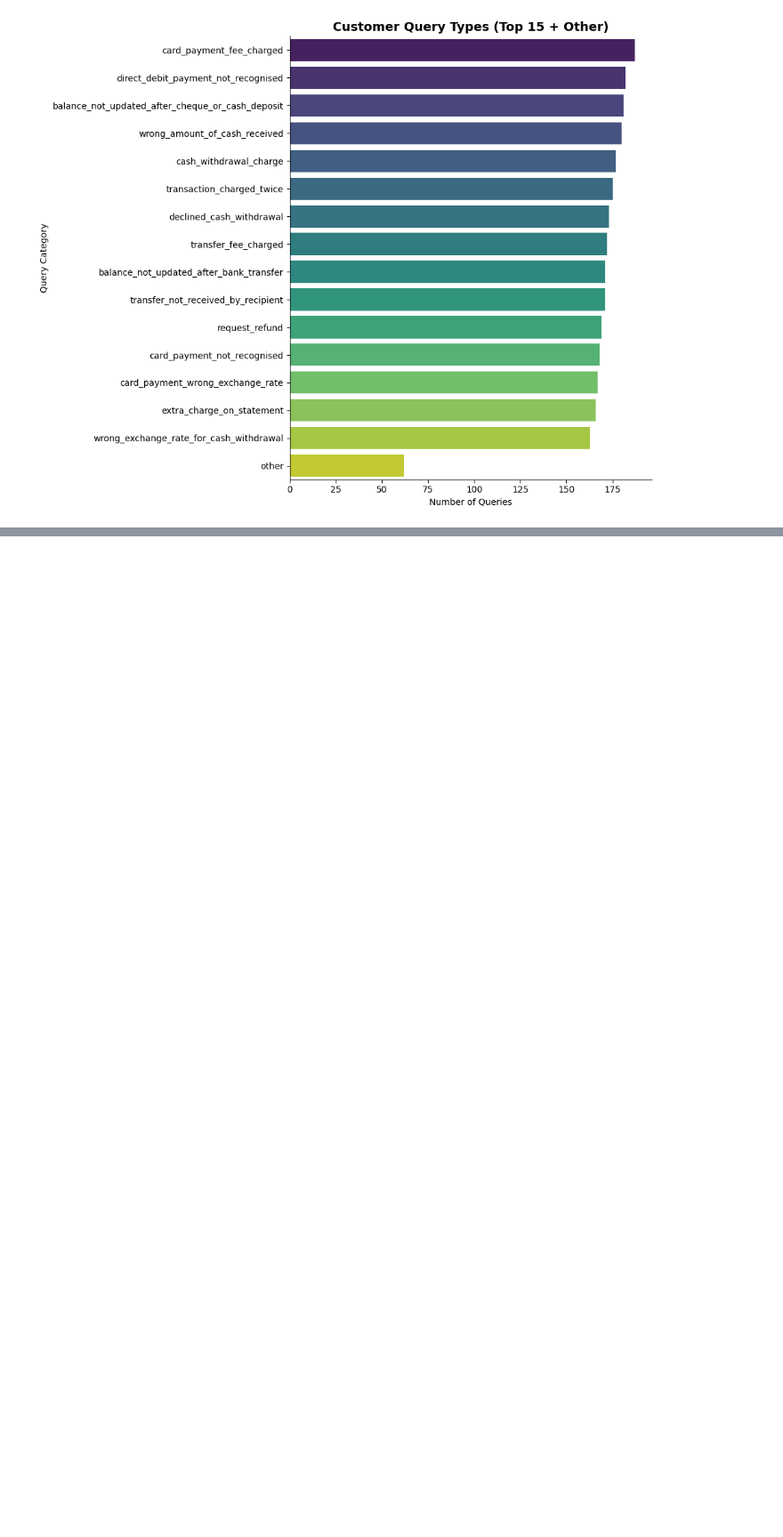
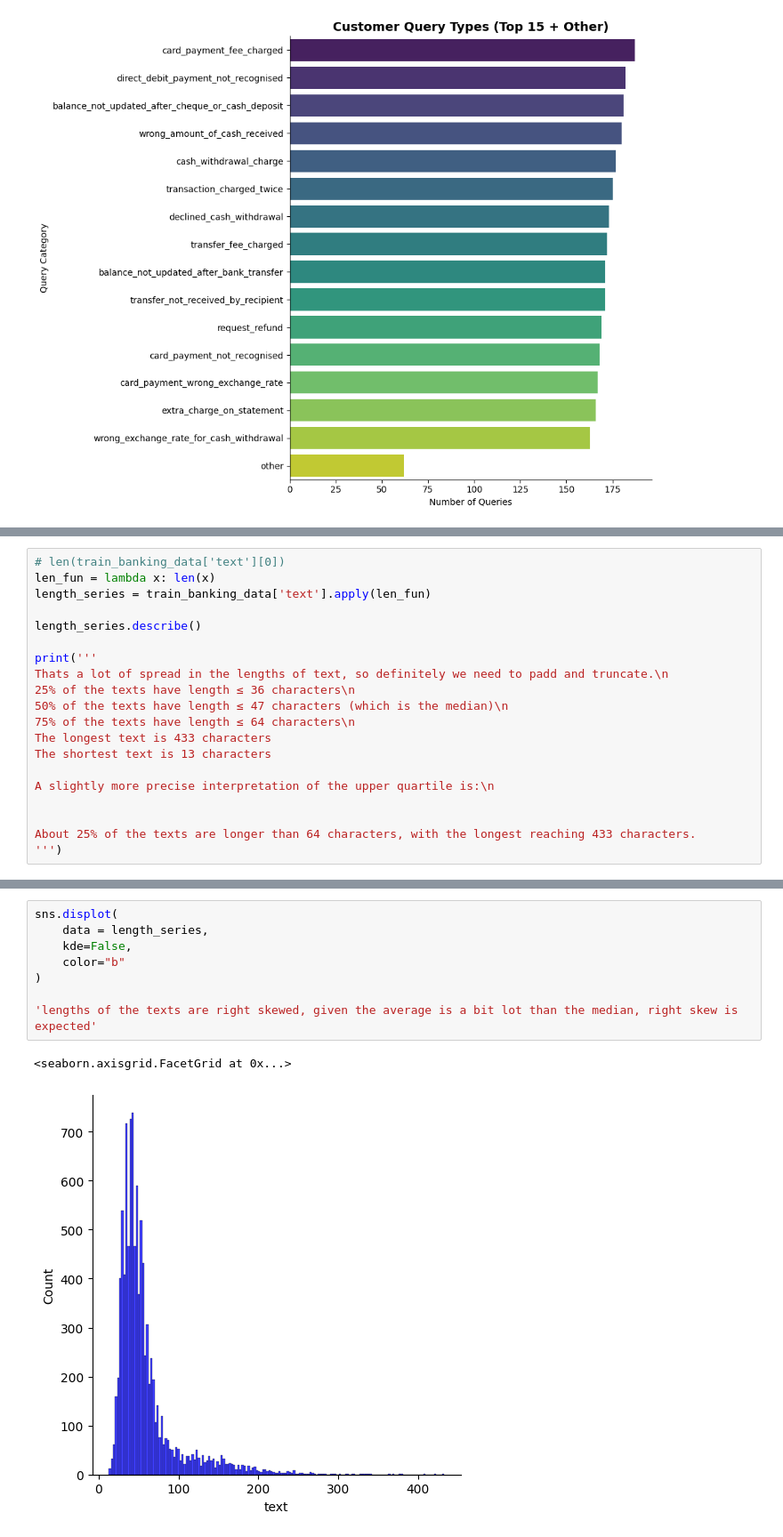
Before and after one commit to saikiran76/Banking-intent-from-customers, a Jupyter notebook: banking_classification_BERT.ipynb, the cells around one changed output, grey strips where cells are left out. Shown at 89% size. Drawn from its saved outputs; the diff is of its cells as text; blank space fills up the shorter version.

Commit message:
Explored the data, especially the length variations in text

```diff
--- a/banking_classification_BERT.ipynb
+++ b/banking_classification_BERT.ipynb
@@ -87,0 +123,20 @@ Passing `palette` without assigning `hue` is deprecated and will be removed in v
+# %%
+# len(train_banking_data['text'][0])
+len_fun = lambda x: len(x)
+length_series = train_banking_data['text'].apply(len_fun)
+
+length_series.describe()
+
+print('''
+Thats a lot of spread in the lengths of text, so definitely we need to padd and truncate.\n
+25% of the texts have length ≤ 36 characters\n
+50% of the texts have length ≤ 47 characters (which is the median)\n
+75% of the texts have length ≤ 64 characters\n
+The longest text is 433 characters
+The shortest text is 13 characters
+
+A slightly more precise interpretation of the upper quartile is:\n
+
+
+About 25% of the texts are longer than 64 characters, with the longest reaching 433 characters.
+''')
@@ -87,0 +160,11 @@ Passing `palette` without assigning `hue` is deprecated and will be removed in v
+# %%
+sns.displot(
+    data = length_series,
+    kde=False,
+    color="b"
+)
+
+'lengths of the texts are right skewed, given the average is a bit lot than the median, right skew is expected'
+# %% [output]
+<seaborn.axisgrid.FacetGrid at 0x...>
+[figure, added]
```
Also changed, not shown: parts of 5 cells of this notebook, 1 other file.
